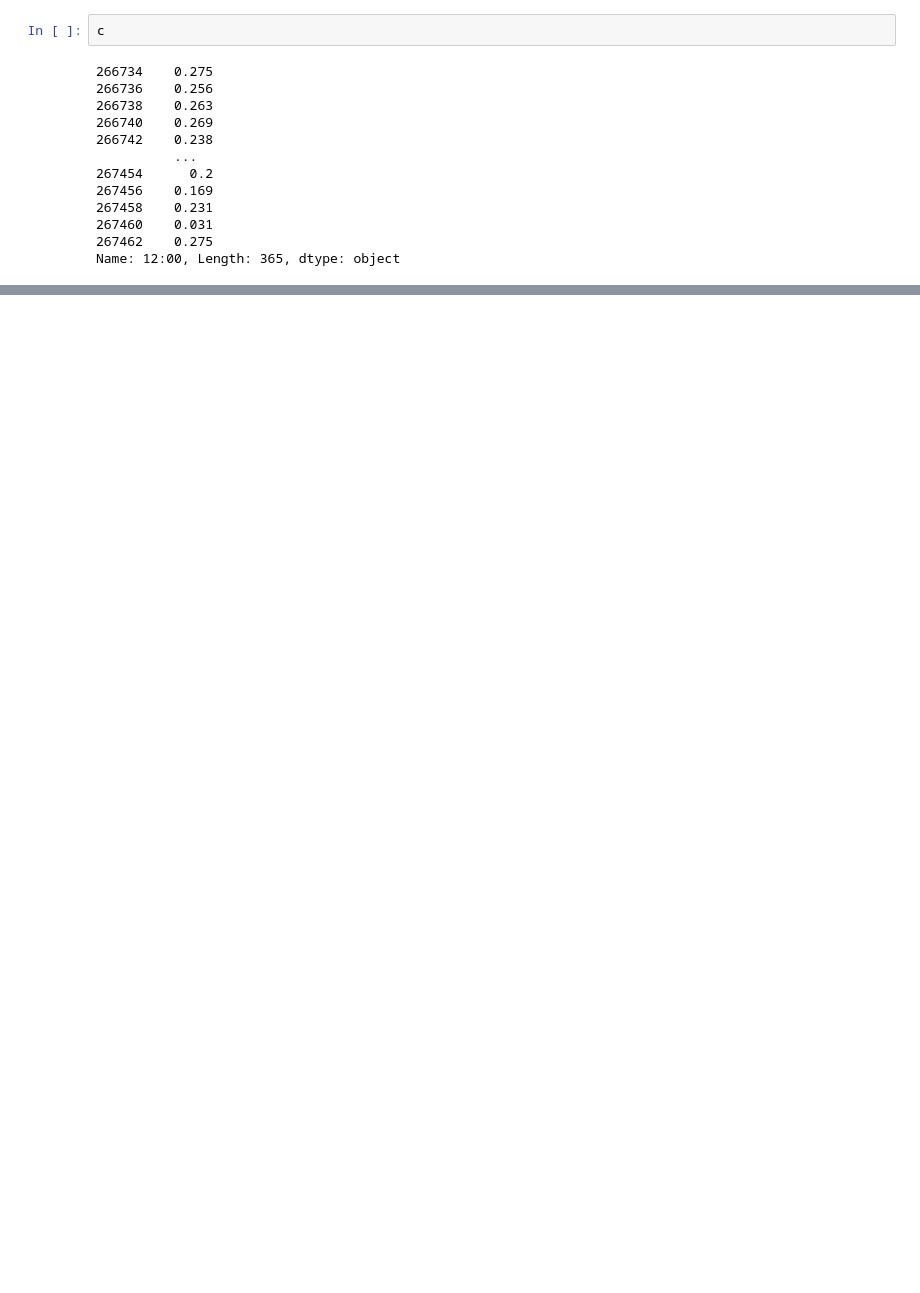
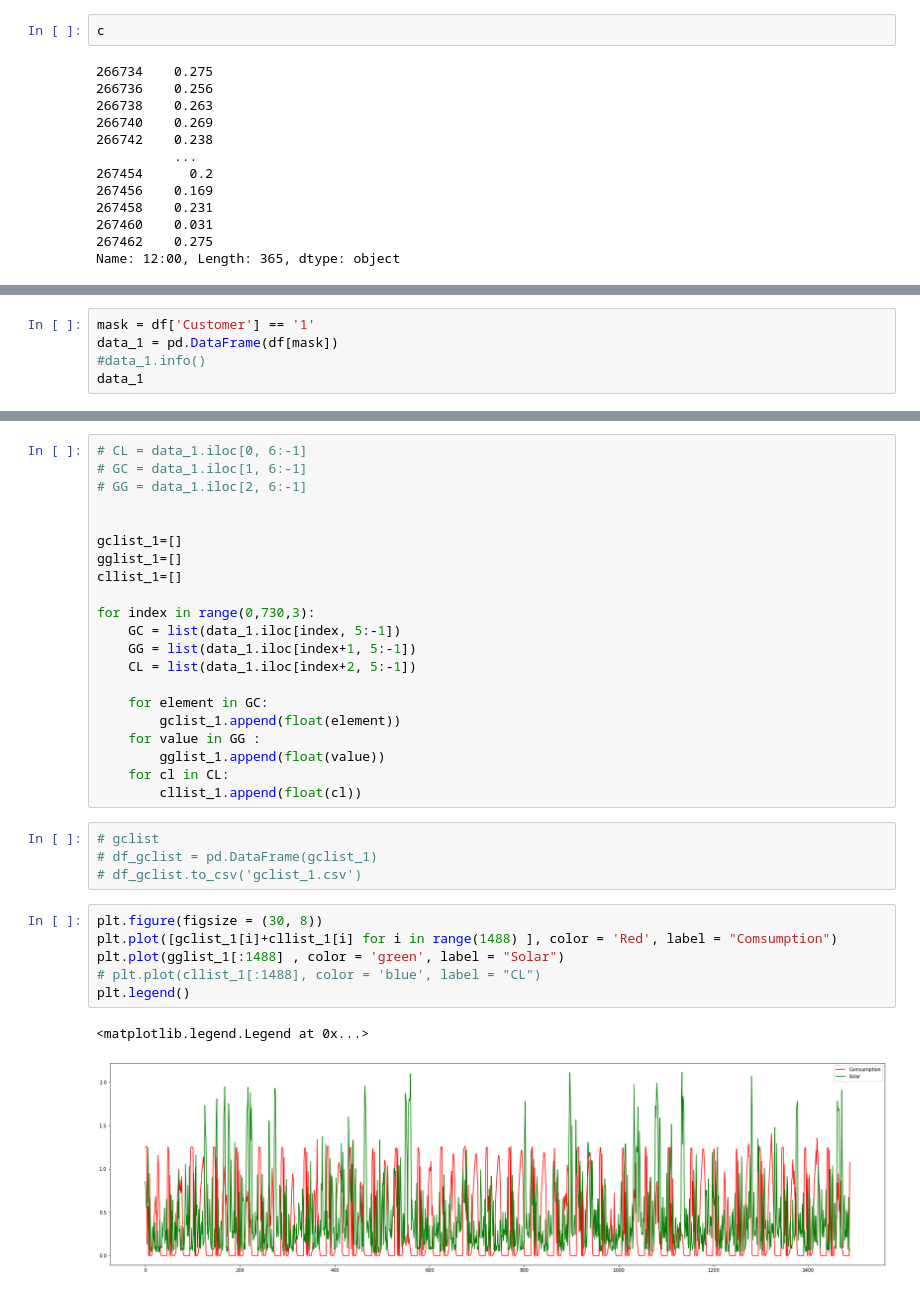
Before and after one commit to orolfat99/IFN712, a Jupyter notebook: Solar privacy.ipynb, the cells around one changed output, grey strips where cells are left out. Cells and saved outputs as stored; diff of their text form; blank space fills up the shorter version.

```diff
--- a/Solar privacy.ipynb
+++ b/Solar privacy.ipynb
@@ -277,0 +252,5 @@ plt.plot([0 for i in range(len(data_GC))], color = 'red')
+# %%
+mask = df['Customer'] == '1'
+data_1 = pd.DataFrame(df[mask])
+#data_1.info()
+data_1
@@ -277,0 +271,34 @@ plt.plot([0 for i in range(len(data_GC))], color = 'red')
+# %%
+# CL = data_1.iloc[0, 6:-1]
+# GC = data_1.iloc[1, 6:-1]
+# GG = data_1.iloc[2, 6:-1]
+
+
+gclist_1=[]
+gglist_1=[]
+cllist_1=[]
+
+for index in range(0,730,3):
+    GC = list(data_1.iloc[index, 5:-1])
+    GG = list(data_1.iloc[index+1, 5:-1])
+    CL = list(data_1.iloc[index+2, 5:-1])
+
+    for element in GC:
+        gclist_1.append(float(element))
+    for value in GG :
+        gglist_1.append(float(value))
+    for cl in CL:
+        cllist_1.append(float(cl))
+# %%
+# gclist
+# df_gclist = pd.DataFrame(gclist_1)
+# df_gclist.to_csv('gclist_1.csv')
+# %%
+plt.figure(figsize = (30, 8))
+plt.plot([gclist_1[i]+cllist_1[i] for i in range(1488) ], color = 'Red', label = "Comsumption")
+plt.plot(gglist_1[:1488] , color = 'green', label = "Solar")
+# plt.plot(cllist_1[:1488], color = 'blue', label = "CL")
+plt.legend()
+# %% [output]
+<matplotlib.legend.Legend at 0x...>
+[figure, added]
```
Also changed, not shown: parts of 73 cells of this notebook.
